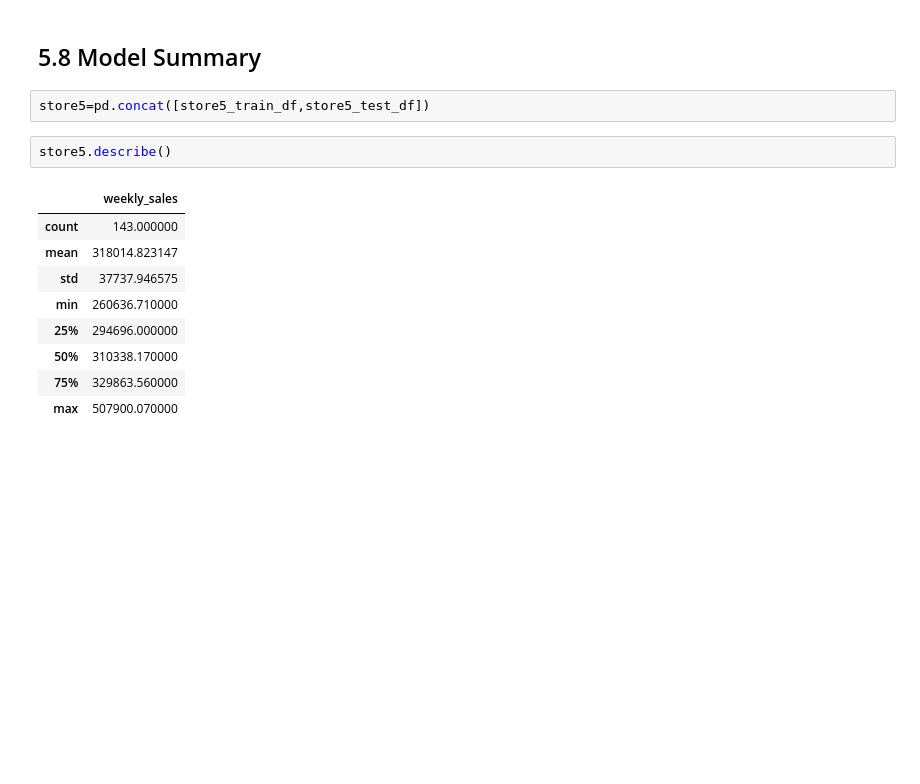
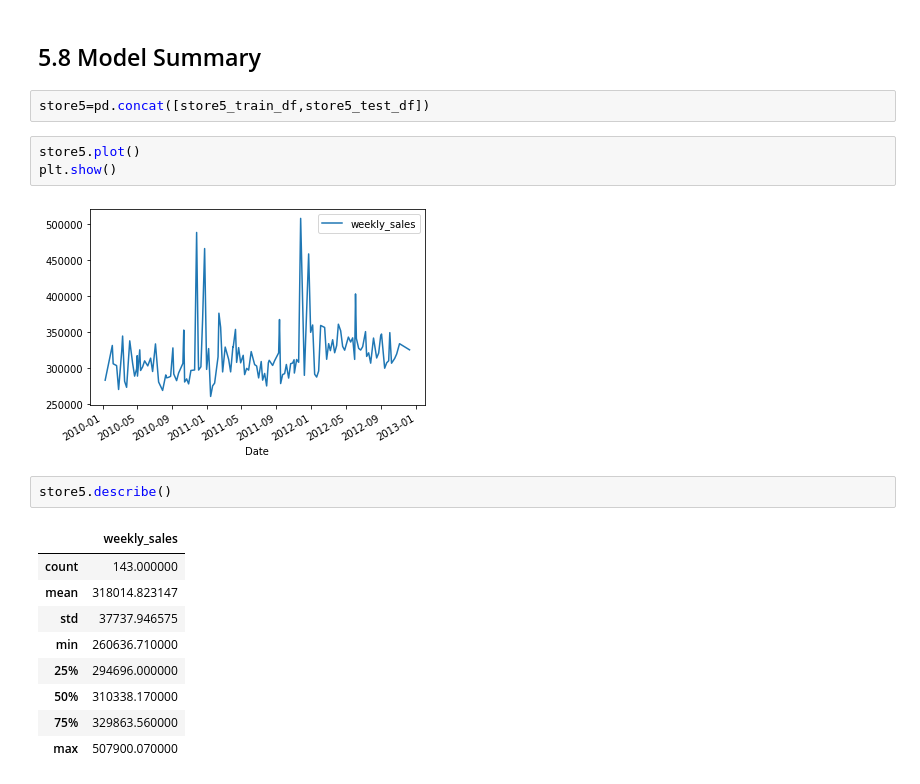
Before and after one commit to trauzi12/retail_sales_predictions, a Jupyter notebook: retail_sales_preprocessing_model.ipynb, the cells around one changed output. Drawn from its saved outputs; the diff is of its cells as text; blank space fills up the shorter version.

```diff
--- a/retail_sales_preprocessing_model.ipynb
+++ b/retail_sales_preprocessing_model.ipynb
@@ -986,6 +861,11 @@ plt.show()
 ## 5.8 Model Summary
 # %%
 store5=pd.concat([store5_train_df,store5_test_df])
+# %%
+store5.plot()
+plt.show()
+# %% [output]
+[figure, added]
 # %%
 store5.describe()
 # %% [output]
```
Also changed, not shown: parts of 24 cells of this notebook.
